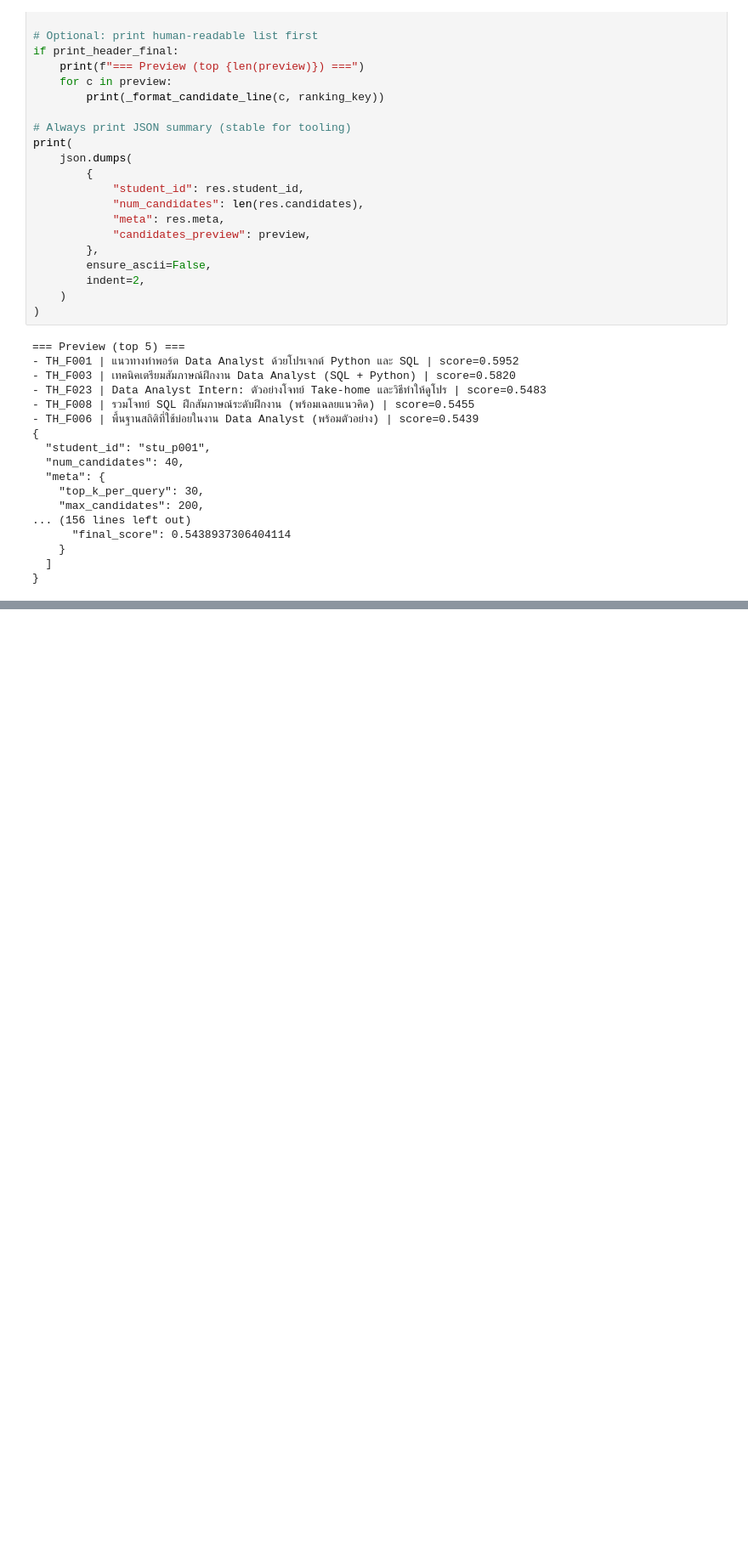
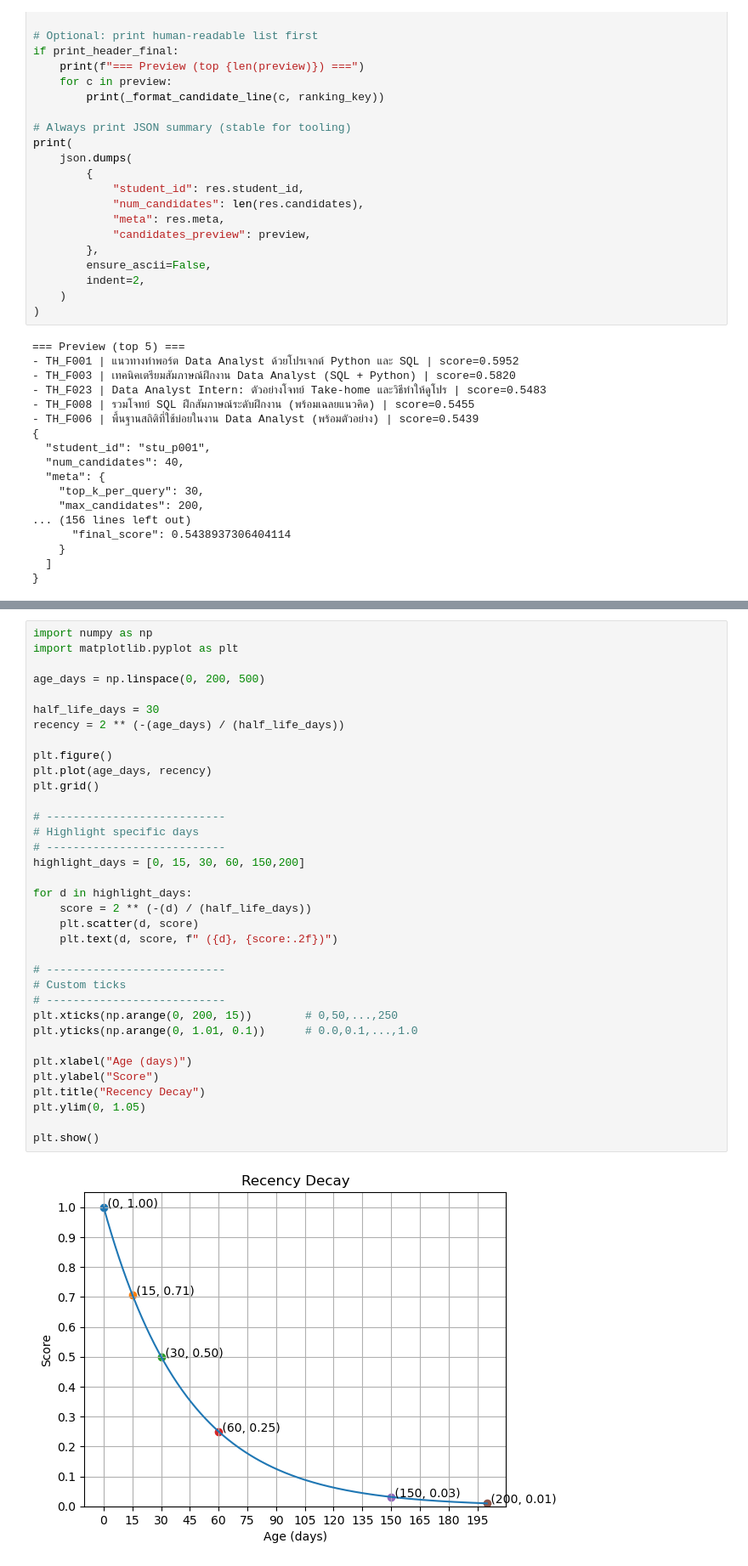
Before and after one commit to TunKedsaro/Hyde, a Jupyter notebook: sandbox/notebooks/2602111156-pipeline-3.ipynb, the cells around one changed output, grey strips where cells are left out. Shown at 85% size. Drawn from its saved outputs; the diff is of its cells as text; blank space fills up the shorter version.

```diff
--- a/sandbox/notebooks/2602111156-pipeline-3.ipynb
+++ b/sandbox/notebooks/2602111156-pipeline-3.ipynb
@@ -1772,0 +1866,37 @@ print(
+# %%
+import numpy as np
+import matplotlib.pyplot as plt
+
+age_days = np.linspace(0, 200, 500)
+
+half_life_days = 30
+recency = 2 ** (-(age_days) / (half_life_days))
+
+plt.figure()
+plt.plot(age_days, recency)
+plt.grid()
+
+# ---------------------------
+# Highlight specific days
+# ---------------------------
+highlight_days = [0, 15, 30, 60, 150,200]
+
+for d in highlight_days:
+    score = 2 ** (-(d) / (half_life_days))
+    plt.scatter(d, score)
+    plt.text(d, score, f" ({d}, {score:.2f})")
+
+# ---------------------------
+# Custom ticks
+# ---------------------------
+plt.xticks(np.arange(0, 200, 15))        # 0,50,...,250
+plt.yticks(np.arange(0, 1.01, 0.1))      # 0.0,0.1,...,1.0
+
+plt.xlabel("Age (days)")
+plt.ylabel("Score")
+plt.title("Recency Decay")
+plt.ylim(0, 1.05)
+
+plt.show()
+# %% [output]
+[figure, added]
```
Also changed, not shown: parts of 7 cells of this notebook, 6 other files.
